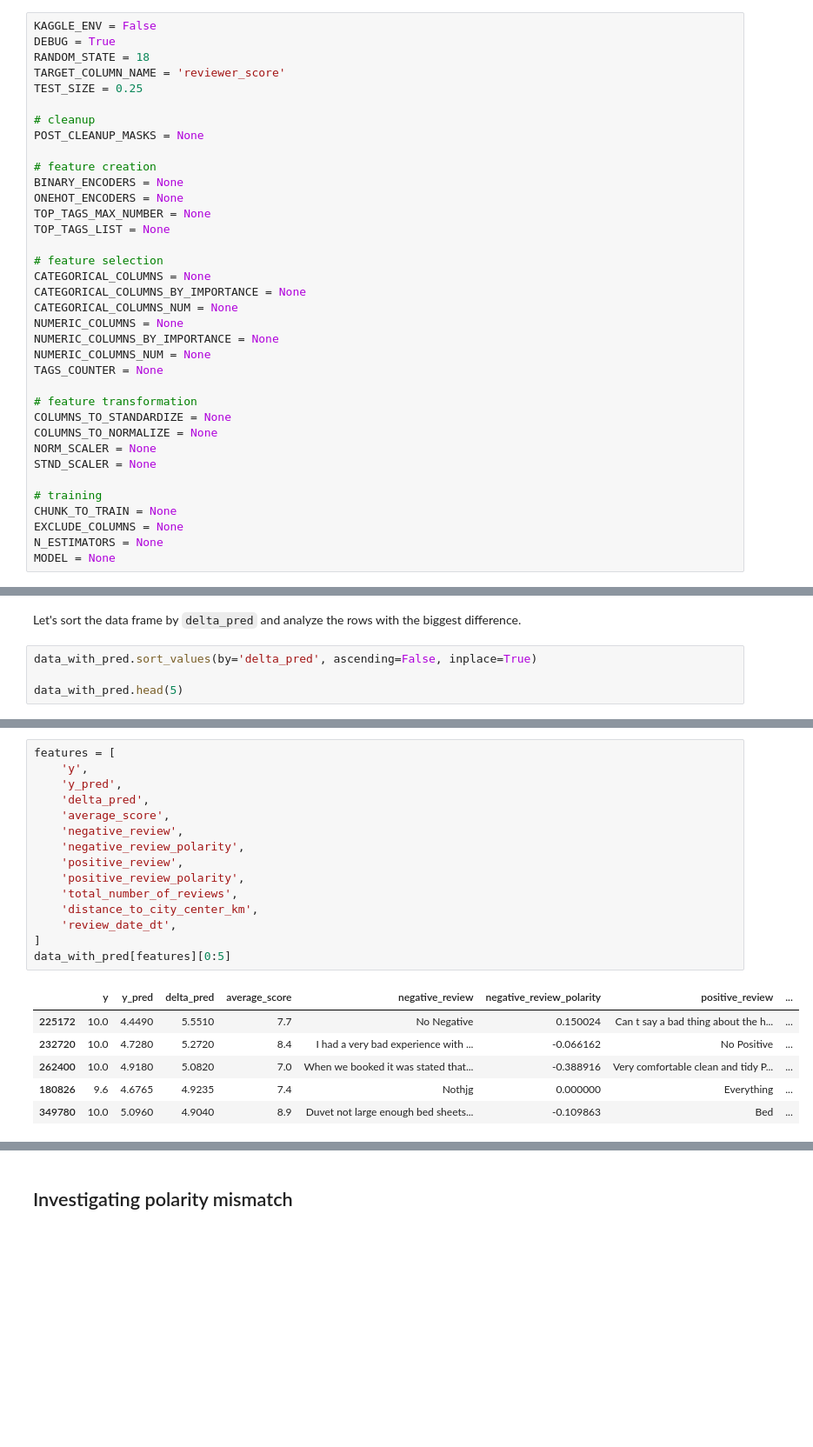
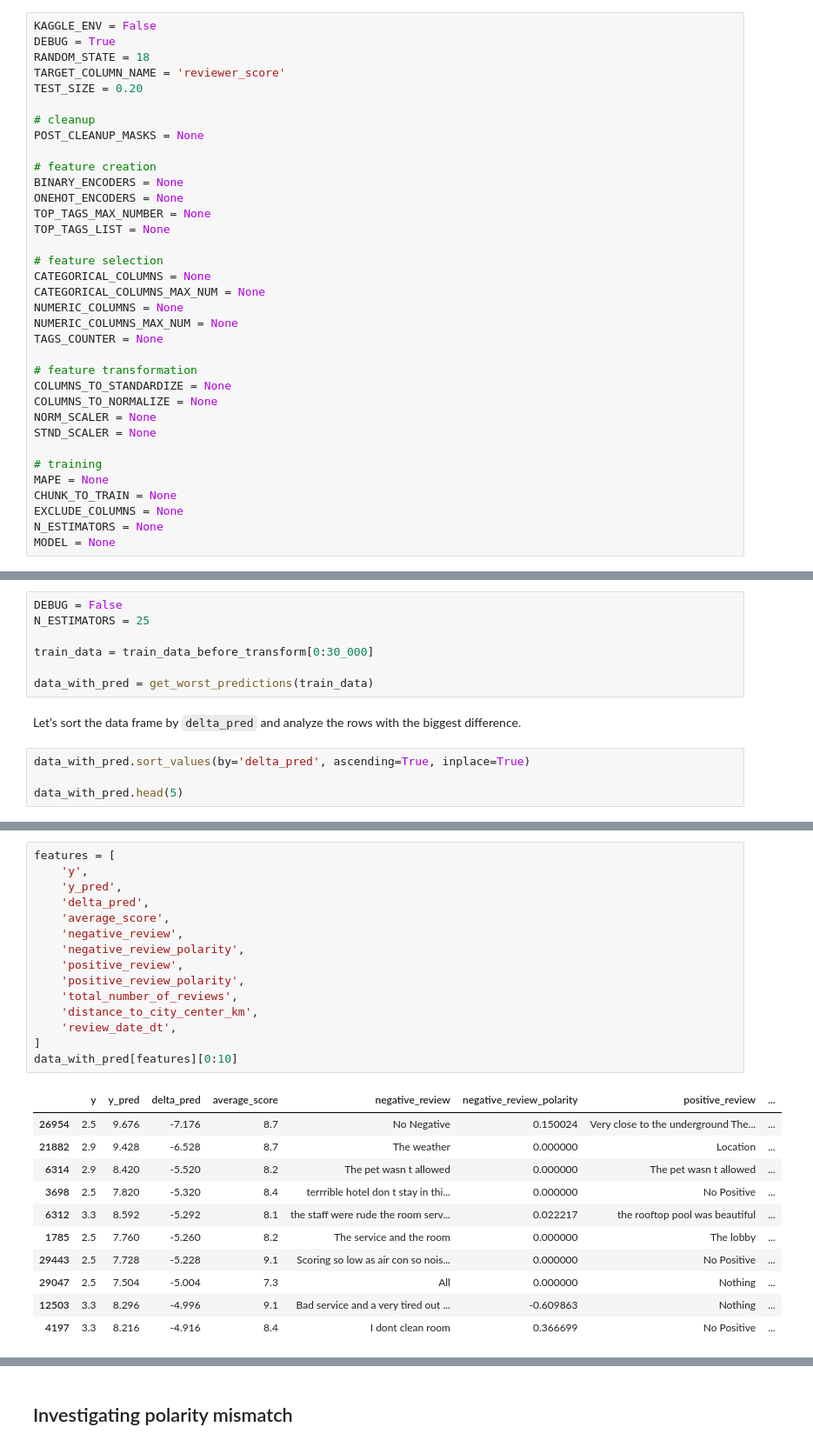
Before and after one commit to evpozdniakov/ds_projects, a Jupyter notebook: project3/hotel_score_prediction.ipynb, the cells around one changed output, grey strips where cells are left out. Shown at 87% size. Drawn from its saved outputs; the diff is of its cells as text; blank space fills up the shorter version.

```diff
--- a/project3/hotel_score_prediction.ipynb
+++ b/project3/hotel_score_prediction.ipynb
@@ -22,7 +22,7 @@ KAGGLE_ENV = False
 DEBUG = True
 RANDOM_STATE = 18
 TARGET_COLUMN_NAME = 'reviewer_score'
-TEST_SIZE = 0.25
+TEST_SIZE = 0.20
 
 # cleanup
 POST_CLEANUP_MASKS = None
@@ -35,11 +35,9 @@ TOP_TAGS_LIST = None
 
 # feature selection
 CATEGORICAL_COLUMNS = None
-CATEGORICAL_COLUMNS_BY_IMPORTANCE = None
-CATEGORICAL_COLUMNS_NUM = None
+CATEGORICAL_COLUMNS_MAX_NUM = None
 NUMERIC_COLUMNS = None
-NUMERIC_COLUMNS_BY_IMPORTANCE = None
-NUMERIC_COLUMNS_NUM = None
+NUMERIC_COLUMNS_MAX_NUM = None
 TAGS_COUNTER = None
 
 # feature transformation
@@ -49,6 +47,7 @@ NORM_SCALER = None
 STND_SCALER = None
 
 # training
+MAPE = None
 CHUNK_TO_TRAIN = None
 EXCLUDE_COLUMNS = None
 N_ESTIMATORS = None
@@ -1711,8 +1780,15 @@ data_with_pred['delta_pred'] = data_with_pred['y'] - data_with_pred['y_pred']
+# %%
+DEBUG = False
+N_ESTIMATORS = 25
+
+train_data = train_data_before_transform[0:30_000]
+
+data_with_pred = get_worst_predictions(train_data)
 # %% [markdown]
 Let's sort the data frame by `delta_pred` and analyze the rows with
 the biggest difference.
 # %%
-data_with_pred.sort_values(by='delta_pred', ascending=False, inplace=True)
+data_with_pred.sort_values(by='delta_pred', ascending=True, inplace=True)
 
 data_with_pred.head(5)
 # %% [output]
@@ -1739,22 +1804,27 @@ It shows us to many features. Lets see only some of them:
 # %%
 features = [
     'y',
     'y_pred',
     'delta_pred',
     'average_score',
     'negative_review',
     'negative_review_polarity',
     'positive_review',
     'positive_review_polarity',
     'total_number_of_reviews',
     'distance_to_city_center_km',
     'review_date_dt',
 ]
-data_with_pred[features][0:5]
+data_with_pred[features][0:10]
 # %% [output]
 |  | y | y_pred | delta_pred | average_score | negative_review | negative_review_polarity | positive_review | ... |
-| 225172 | 10.0 | 4.4490 | 5.5510 | 7.7 | No Negative | 0.150024 | Can t say a bad thing about the h... | ... |
-| 232720 | 10.0 | 4.7280 | 5.2720 | 8.4 | I had a very bad experience with ... | -0.066162 | No Positive | ... |
-| 262400 | 10.0 | 4.9180 | 5.0820 | 7.0 | When we booked it was stated that... | -0.388916 | Very comfortable clean and tidy P... | ... |
-| 180826 | 9.6 | 4.6765 | 4.9235 | 7.4 | Nothjg | 0.000000 | Everything | ... |
-| 349780 | 10.0 | 5.0960 | 4.9040 | 8.9 | Duvet not large enough bed sheets... | -0.109863 | Bed | ... |
+| 26954 | 2.5 | 9.676 | -7.176 | 8.7 | No Negative | 0.150024 | Very close to the underground The... | ... |
+| 21882 | 2.9 | 9.428 | -6.528 | 8.7 | The weather | 0.000000 | Location | ... |
+| 6314 | 2.9 | 8.420 | -5.520 | 8.2 | The pet wasn t allowed | 0.000000 | The pet wasn t allowed | ... |
+| 3698 | 2.5 | 7.820 | -5.320 | 8.4 | terrrible hotel don t stay in thi... | 0.000000 | No Positive | ... |
+| 6312 | 3.3 | 8.592 | -5.292 | 8.1 | the staff were rude the room serv... | 0.022217 | the rooftop pool was beautiful | ... |
+| 1785 | 2.5 | 7.760 | -5.260 | 8.2 | The service and the room | 0.000000 | The lobby | ... |
+| 29443 | 2.5 | 7.728 | -5.228 | 9.1 | Scoring so low as air con so nois... | 0.000000 | No Positive | ... |
+| 29047 | 2.5 | 7.504 | -5.004 | 7.3 | All | 0.000000 | Nothing | ... |
+| 12503 | 3.3 | 8.296 | -4.996 | 9.1 | Bad service and a very tired out ... | -0.609863 | Nothing | ... |
+| 4197 | 3.3 | 8.216 | -4.916 | 8.4 | I dont clean room | 0.366699 | No Positive | ... |
```
Also changed, not shown: parts of 204 cells of this notebook.
